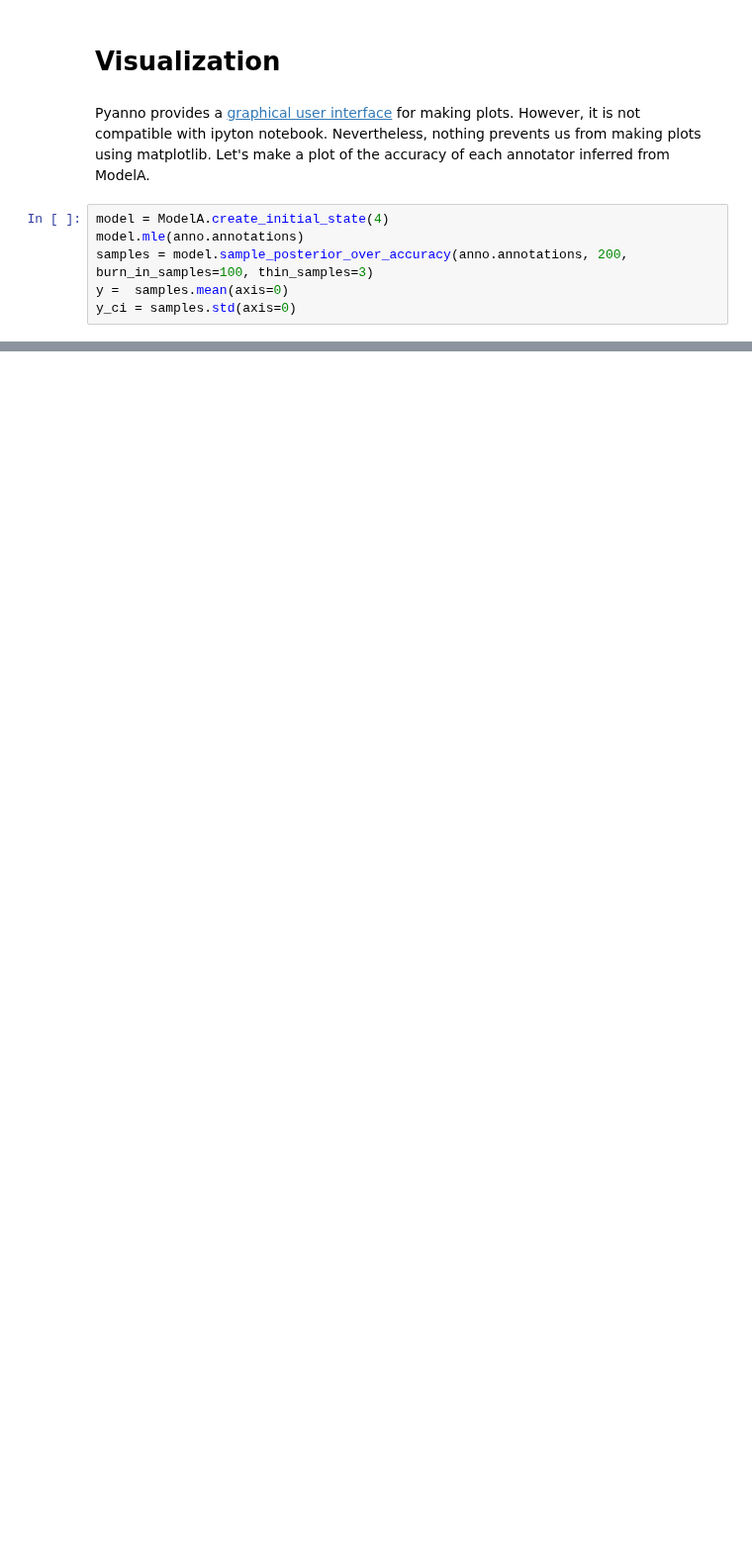
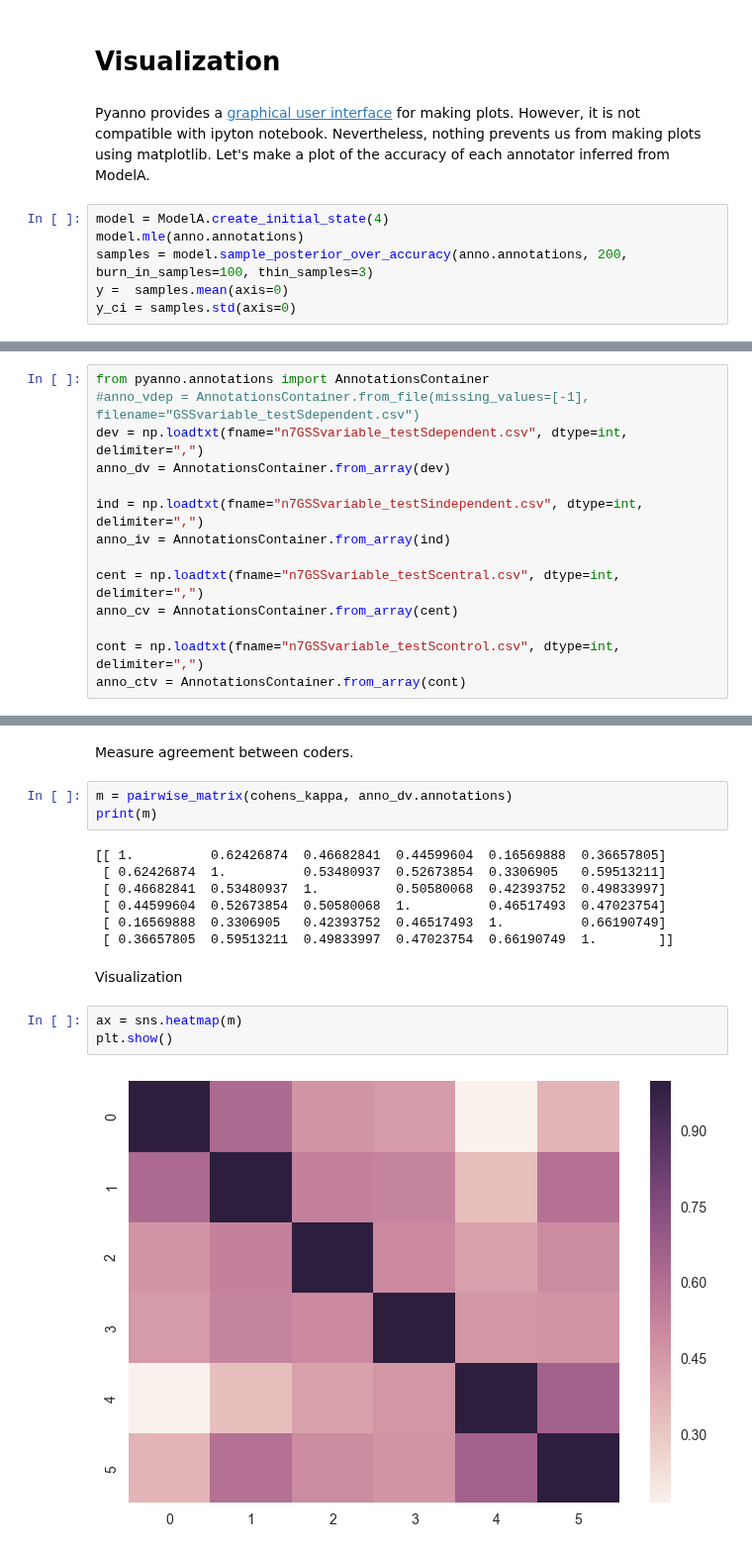
Before and after one commit to KnowledgeLab/content_analysis, a Jupyter notebook: notebooks/5-Reliability.ipynb, the cells around one changed output, grey strips where cells are left out. Shown at 99% size. Drawn from its saved outputs; the diff is of its cells as text; blank space fills up the shorter version.

```diff
--- a/notebooks/5-Reliability.ipynb
+++ b/notebooks/5-Reliability.ipynb
@@ -250,0 +227,14 @@ plt.show()
+# %%
+from pyanno.annotations import AnnotationsContainer
+#anno_vdep = AnnotationsContainer.from_file(missing_values=[-1], filename="GSSvariable_testSdependent.csv")
+dev = np.loadtxt(fname="n7GSSvariable_testSdependent.csv", dtype=int, delimiter=",")
+anno_dv = AnnotationsContainer.from_array(dev)
+
+ind = np.loadtxt(fname="n7GSSvariable_testSindependent.csv", dtype=int, delimiter=",")
+anno_iv = AnnotationsContainer.from_array(ind)
+
+cent = np.loadtxt(fname="n7GSSvariable_testScentral.csv", dtype=int, delimiter=",")
+anno_cv = AnnotationsContainer.from_array(cent)
+
+cont = np.loadtxt(fname="n7GSSvariable_testScontrol.csv", dtype=int, delimiter=",")
+anno_ctv = AnnotationsContainer.from_array(cont)
@@ -250,0 +259,19 @@ plt.show()
+# %% [markdown]
+Measure agreement between coders.
+# %%
+m = pairwise_matrix(cohens_kappa, anno_dv.annotations)
+print(m)
+# %% [output]
+[[ 1.          0.62426874  0.46682841  0.44599604  0.16569888  0.36657805]
+ [ 0.62426874  1.          0.53480937  0.52673854  0.3306905   0.59513211]
+ [ 0.46682841  0.53480937  1.          0.50580068  0.42393752  0.49833997]
+ [ 0.44599604  0.52673854  0.50580068  1.          0.46517493  0.47023754]
+ [ 0.16569888  0.3306905   0.42393752  0.46517493  1.          0.66190749]
+ [ 0.36657805  0.59513211  0.49833997  0.47023754  0.66190749  1.        ]]
+# %% [markdown]
+Visualization
+# %%
+ax = sns.heatmap(m)
+plt.show()
+# %% [output]
+[figure, added]
```
Also changed, not shown: parts of 49 cells of this notebook, 1 other file.
